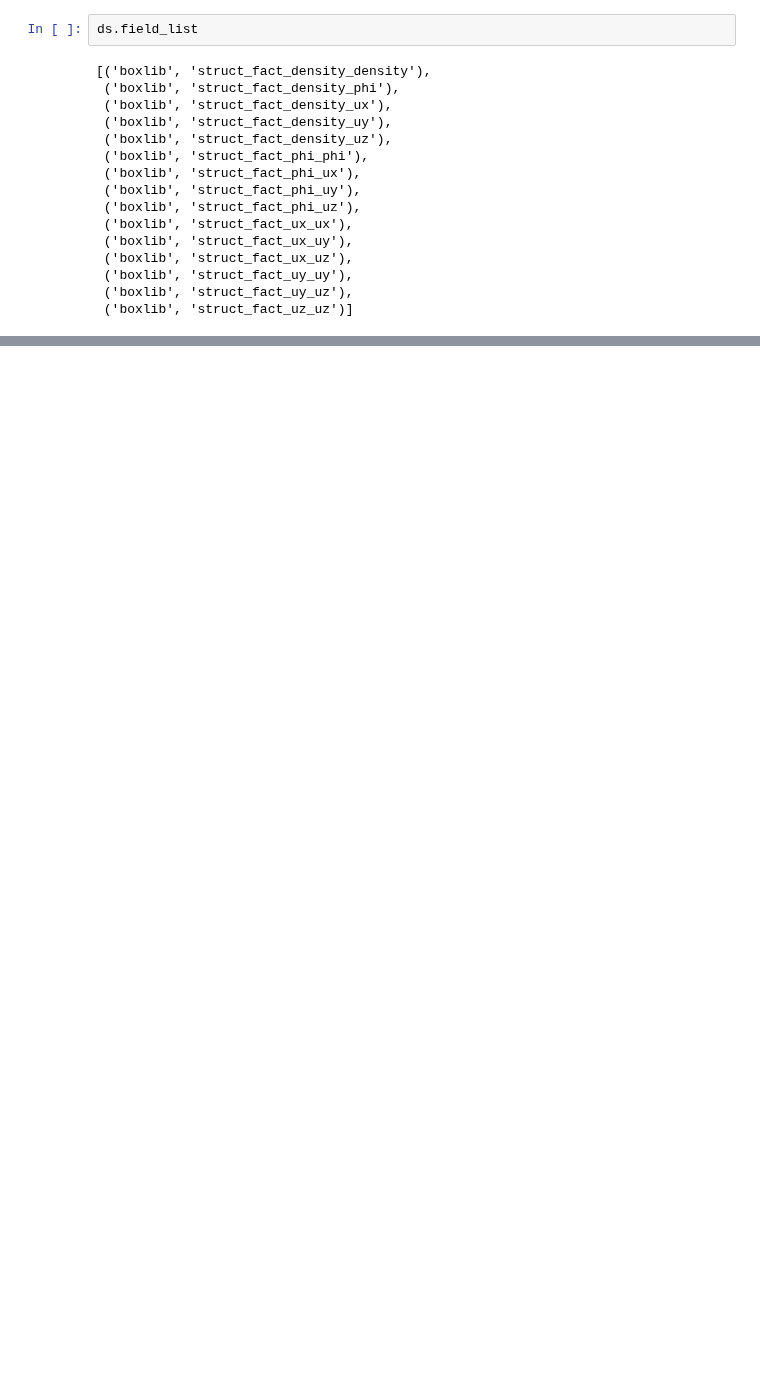
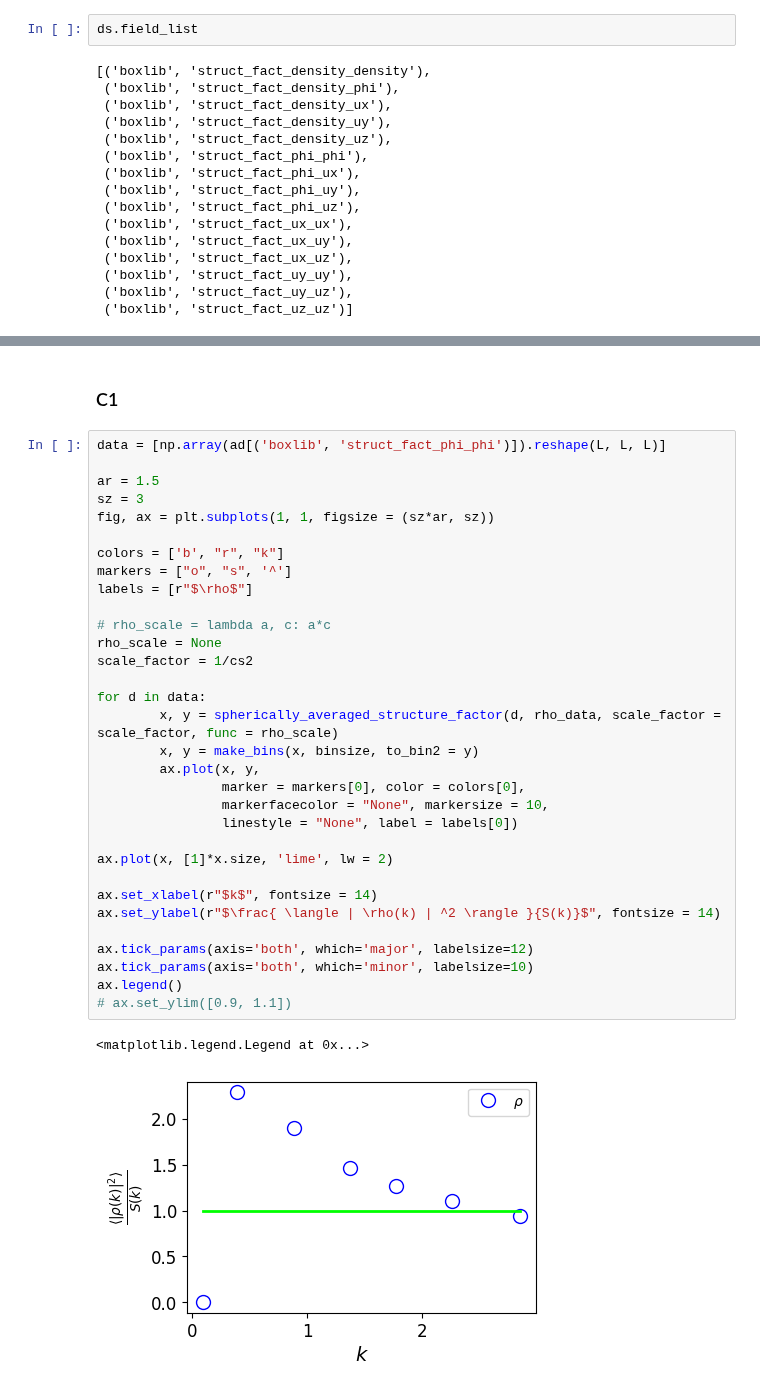
Before and after one commit to uschille/LBMeX, a Jupyter notebook: src_lbm/binary/analysis.ipynb, the cells around one changed output, grey strips where cells are left out. Saved outputs shown, nothing was run; the diff lists cells and outputs as text; blank space fills up the shorter version.

```diff
--- a/src_lbm/binary/analysis.ipynb
+++ b/src_lbm/binary/analysis.ipynb
@@ -243,0 +247,37 @@ fig.tight_layout()
+# %% [markdown]
+### C1
+# %%
+data = [np.array(ad[('boxlib', 'struct_fact_phi_phi')]).reshape(L, L, L)]
+
+ar = 1.5
+sz = 3
+fig, ax = plt.subplots(1, 1, figsize = (sz*ar, sz))
+
+colors = ['b', "r", "k"]
+markers = ["o", "s", '^']
+labels = [r"$\rho$"]
+
+# rho_scale = lambda a, c: a*c
+rho_scale = None
+scale_factor = 1/cs2
+
+for d in data:
+        x, y = spherically_averaged_structure_factor(d, rho_data, scale_factor = scale_factor, func = rho_scale)
+        x, y = make_bins(x, binsize, to_bin2 = y)
+        ax.plot(x, y,
+                marker = markers[0], color = colors[0],
+                markerfacecolor = "None", markersize = 10,
+                linestyle = "None", label = labels[0])
+
+ax.plot(x, [1]*x.size, 'lime', lw = 2)
+
+ax.set_xlabel(r"$k$", fontsize = 14)
+ax.set_ylabel(r"$\frac{ \langle | \rho(k) | ^2 \rangle }{S(k)}$", fontsize = 14)
+
+ax.tick_params(axis='both', which='major', labelsize=12)
+ax.tick_params(axis='both', which='minor', labelsize=10)
+ax.legend()
+# ax.set_ylim([0.9, 1.1])
+# %% [output]
+<matplotlib.legend.Legend at 0x...>
+[figure, added]
```
Also changed, not shown: parts of 7 cells of this notebook.
